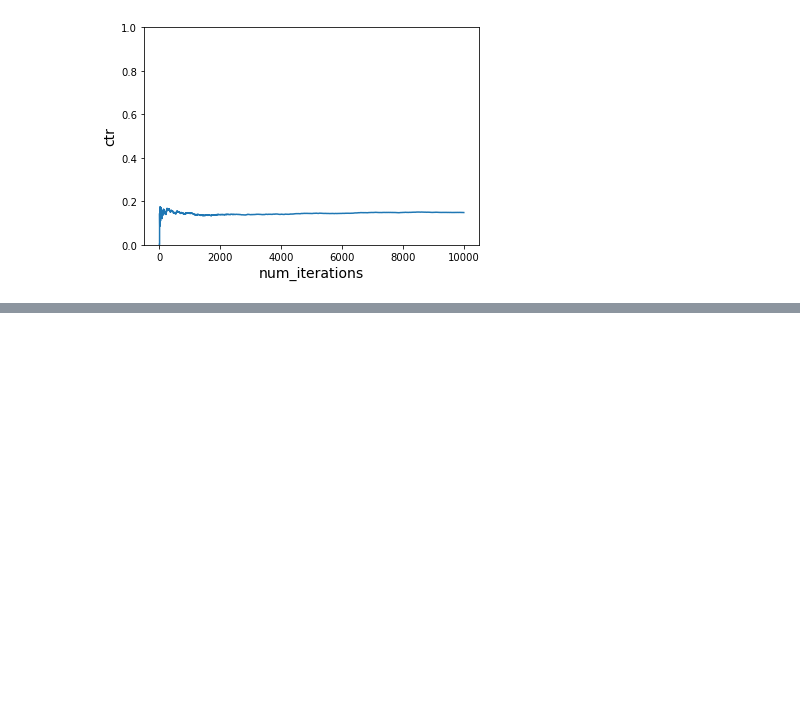
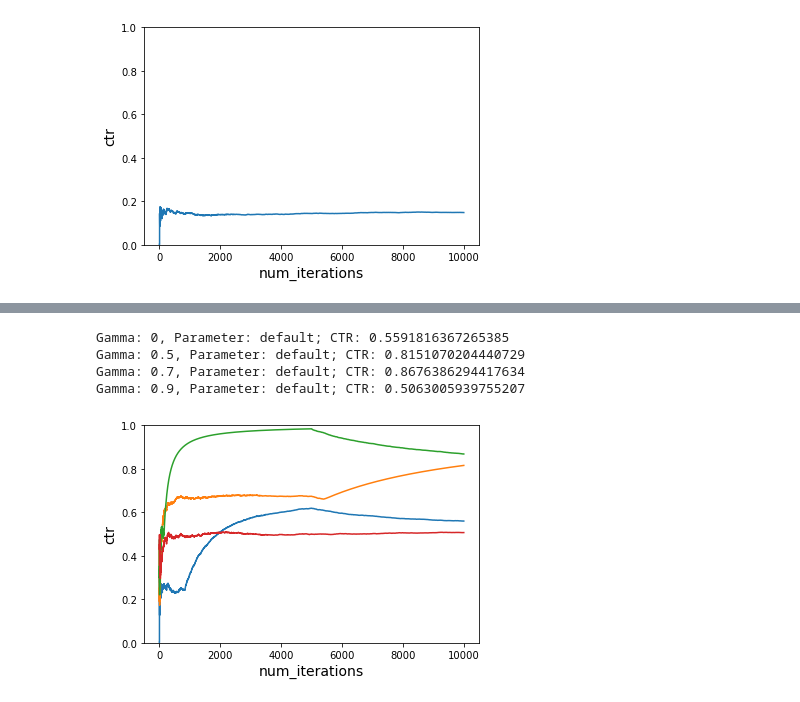
Before and after one commit to wcheung-code/rl-open-source-fest, a Jupyter notebook: prescreening.ipynb, the cells around one changed output, grey strips where cells are left out. Cells and saved outputs as stored; diff of their text form; code cells hidden in the pictures; blank space fills up the shorter version.

```diff
--- a/prescreening.ipynb
+++ b/prescreening.ipynb
@@ -948,4 +606,0 @@ we get the following plots:
-# %%
-gamma = 0
-for epsilon in [0.01, 0.025, 0.05, 0.1]:
-    rnd_explorer(gamma, epsilon)
@@ -956,4 +606,0 @@ for epsilon in [0.01, 0.025, 0.05, 0.1]:
-# %%
-gamma = 0
-for epsilon in [0.01, 0.025, 0.05, 0.1]:
-    rnd_explorer(gamma, epsilon, noisy = True)
@@ -993,0 +719,9 @@ I would like to thank Microsoft Research NYC for providing me the opportunity to
+# %%
+for gamma in [0, 0.5, 0.7, 0.9]:
+    run_simulation('epsilon_first', gamma = gamma, noisy = False)
+# %% [output]
+Gamma: 0, Parameter: default; CTR: 0.5591816367265385
+Gamma: 0.5, Parameter: default; CTR: 0.8151070204440729
+Gamma: 0.7, Parameter: default; CTR: 0.8676386294417634
+Gamma: 0.9, Parameter: default; CTR: 0.5063005939755207
+[figure, added]
```
Also changed, not shown: parts of 87 cells of this notebook.
